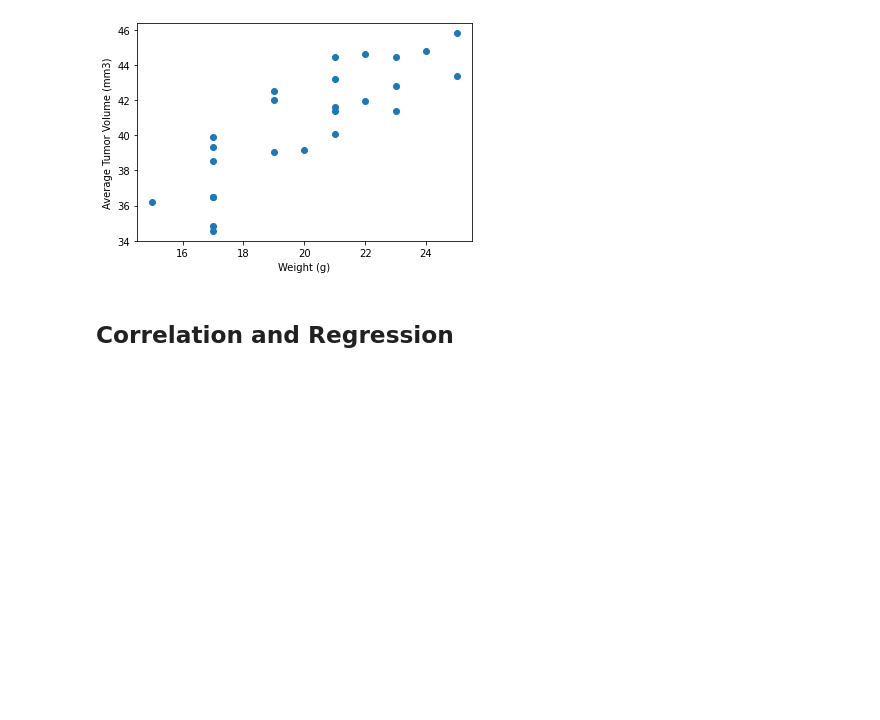
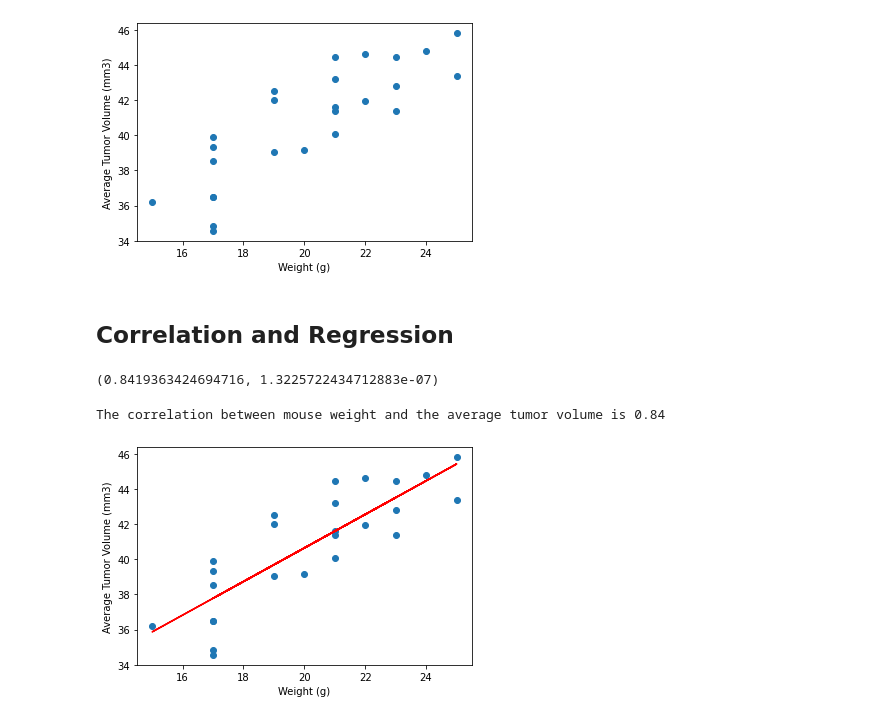
Before and after one commit to fromjandp/Pymaceuticals-Challenge, a Jupyter notebook: pymaceuticals_starter.ipynb, the cells around one changed output. Cells and saved outputs as stored; diff of their text form; code cells hidden in the pictures; blank space fills up the shorter version.

```diff
--- a/pymaceuticals_starter.ipynb
+++ b/pymaceuticals_starter.ipynb
@@ -333,3 +335,28 @@ plt.show()
 [figure]
 # %% [markdown]
 ## Correlation and Regression
+# %%
+# Calculate the correlation coefficient and linear regression model
+# for mouse weight and average tumor volume for the Capomulin regimen
+
+st.pearsonr(capomulin_average_df["Weight (g)"], capomulin_average_df["Tumor Volume (mm3)"])
+# %% [output]
+(0.8419363424694716, 1.3225722434712883e-07)
+# %%
+capomulin_df = clean_mouse_data.loc[clean_mouse_data["Drug Regimen"] == "Capomulin"]
+capomulin_average_df = capomulin_df.groupby(["Mouse ID"]).mean()
+corr=round(st.pearsonr(capomulin_average_df["Weight (g)"],capomulin_average_df["Tumor Volume (mm3)"])[0],2)
+print(f"The correlation between mouse weight and the average tumor volume is {corr}")
+# %% [output]
+The correlation between mouse weight and the average tumor volume is 0.84
+# %%
+model = st.linregress(capomulin_average_df["Weight (g)"], capomulin_average_df["Tumor Volume (mm3)"])
+y_values = capomulin_average_df["Weight (g)"]*model[0]+model[1]
+plt.scatter(capomulin_average_df["Weight (g)"],capomulin_average_df["Tumor Volume (mm3)"])
+plt.plot(capomulin_average_df["Weight (g)"],y_values,color="red")
+plt.xlabel("Weight (g)")
+plt.ylabel("Average Tumor Volume (mm3)")
+
+plt.show()
+# %% [output]
+[figure, added]
```
Also changed, not shown: parts of 3 cells of this notebook.
